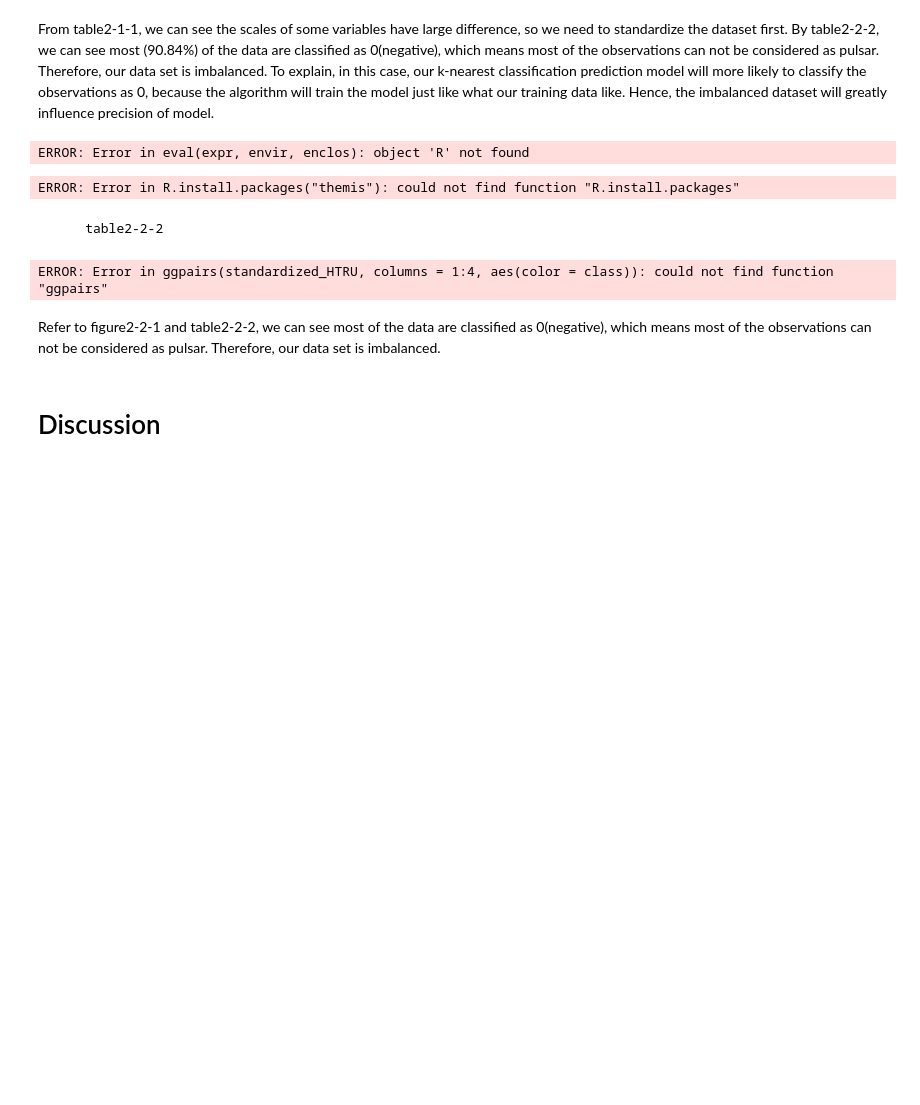
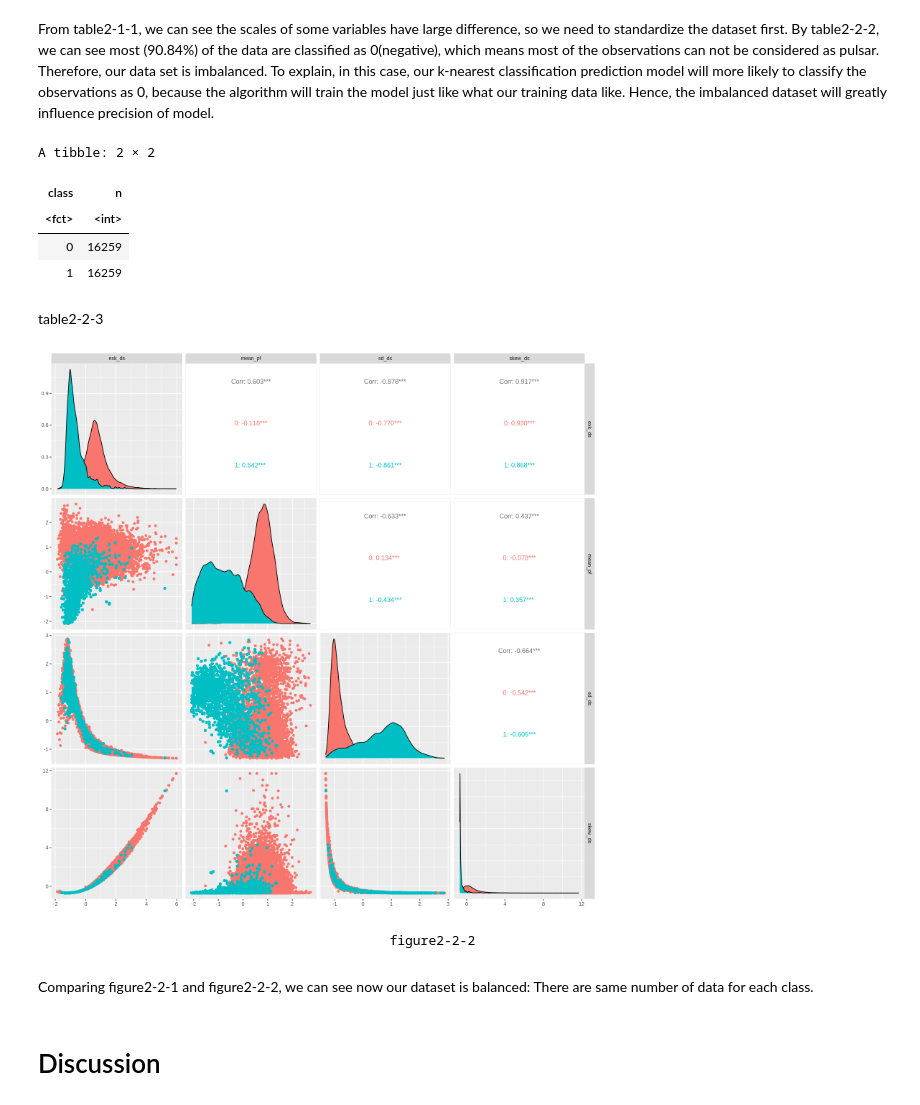
Before and after one commit to LawrenceZzf/DSCI100-G63-Proj1, a Jupyter notebook: report.ipynb, the cells around one changed output. Cells and saved outputs as stored; diff of their text form; code cells hidden in the pictures; blank space fills up the shorter version.

```diff
--- a/report.ipynb
+++ b/report.ipynb
@@ -233,25 +222,29 @@ A tibble: 2 × 2
 # %% [markdown]
 From table2-1-1, we can see the scales of some variables have large difference, so we need to standardize the dataset first.
 By table2-2-2, we can see most (90.84%) of the data are classified as 0(negative), which means most of the observations can not be considered as pulsar. Therefore, our data set is imbalanced. To explain, in this case, our k-nearest classification prediction model will more likely to classify the observations as 0, because the algorithm will train the model just like what our training data like. Hence, the imbalanced dataset will greatly influence precision of model.
-# %%
-R
-# %% [output]
-ERROR: Error in eval(expr, envir, enclos): object 'R' not found
 # %%
-R.install.packages("themis")
 library(themis)
 HTRU_recipe<-recipe(class~.,data=HTRU_pre_data)|>
+    step_upsample(class, over_ratio = 1, skip = FALSE)|>
     step_scale(all_predictors())|>
     step_center(all_predictors())|>
-    step_upsample(Class, over_ratio = 1, skip = FALSE) |>
     prep()
+
+upsampled_HTRU <- bake(HTRU_recipe, HTRU_pre_data)
+
+upsampled_HTRU |>
+  group_by(class) |>
+  summarize(n = n())
 # %% [output]
-ERROR: Error in R.install.packages("themis"): could not find function "R.install.packages"
+A tibble: 2 × 2
+| class | n |
+| <fct> | <int> |
+| 0 | 16259 |
+| 1 | 16259 |
-# %% [markdown]
-        table2-2-2
+# %% [markdown]
+ table2-2-3
 # %%
-HTRU_var_plot<-ggpairs(standardized_HTRU,columns=1:4,aes(color=class))
+HTRU_balance_plot<-ggpairs(upsampled_HTRU,columns=1:4,aes(color=class))
+HTRU_balance_plot
 # %% [output]
-ERROR: Error in ggpairs(standardized_HTRU, columns = 1:4, aes(color = class)): could not find function "ggpairs"
+[figure, added]
-# %% [markdown]
-Refer to figure2-2-1 and table2-2-2, we can see most of the data are classified as 0(negative), which means most of the observations can not be considered as pulsar. Therefore, our data set is imbalanced.
@@ -262,3 +251,7 @@ HTRU_test <- testing(HTRU_split)
+# %% [markdown]
+                                               figure2-2-2
+# %% [markdown]
+Comparing figure2-2-1 and figure2-2-2, we can see now our dataset is balanced: There are same number of data for each class.
 # %% [markdown]
 # Discussion
 # %% [markdown]
```
Also changed, not shown: parts of 9 cells of this notebook.
